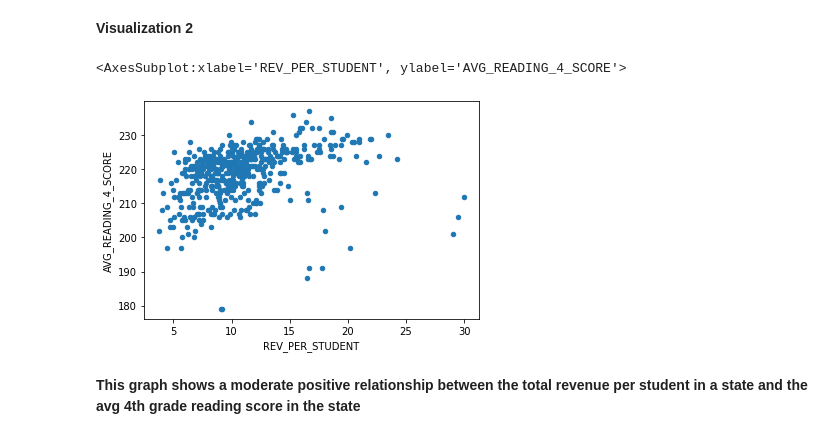
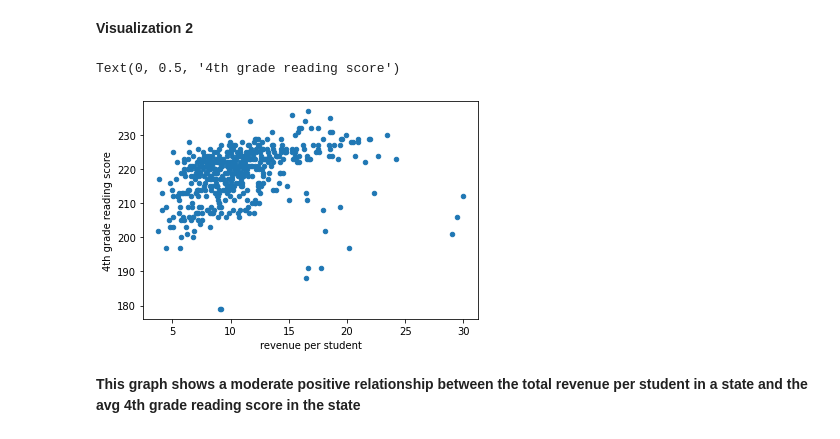
Before and after one commit to sunspara/MDSTCheckpoints, a Jupyter notebook: checkpoint2/checkpoint2.ipynb, the cells around one changed output. Cells and saved outputs as stored; diff of their text form; code cells hidden in the pictures.

Commit message:
Added model visualizations

```diff
--- a/checkpoint2/checkpoint2.ipynb
+++ b/checkpoint2/checkpoint2.ipynb
@@ -127,9 +127,11 @@ Text(0, 0.5, '4th grade reading score')
 **Visualization 2**
 # %%
 df.plot.scatter(x='REV_PER_STUDENT',y='AVG_READING_4_SCORE')
+plt.xlabel('revenue per student')
+plt.ylabel('4th grade reading score')
 # %% [output]
-<AxesSubplot:xlabel='REV_PER_STUDENT', ylabel='AVG_READING_4_SCORE'>
+Text(0, 0.5, '4th grade reading score')
-[figure, old version]
+[figure, new version]
 # %% [markdown]
 **This graph shows a moderate positive relationship between the total revenue per student in a state and the avg 4th grade reading score in the state**
 # %% [markdown]
```
Also changed, not shown: parts of 10 cells of this notebook.
